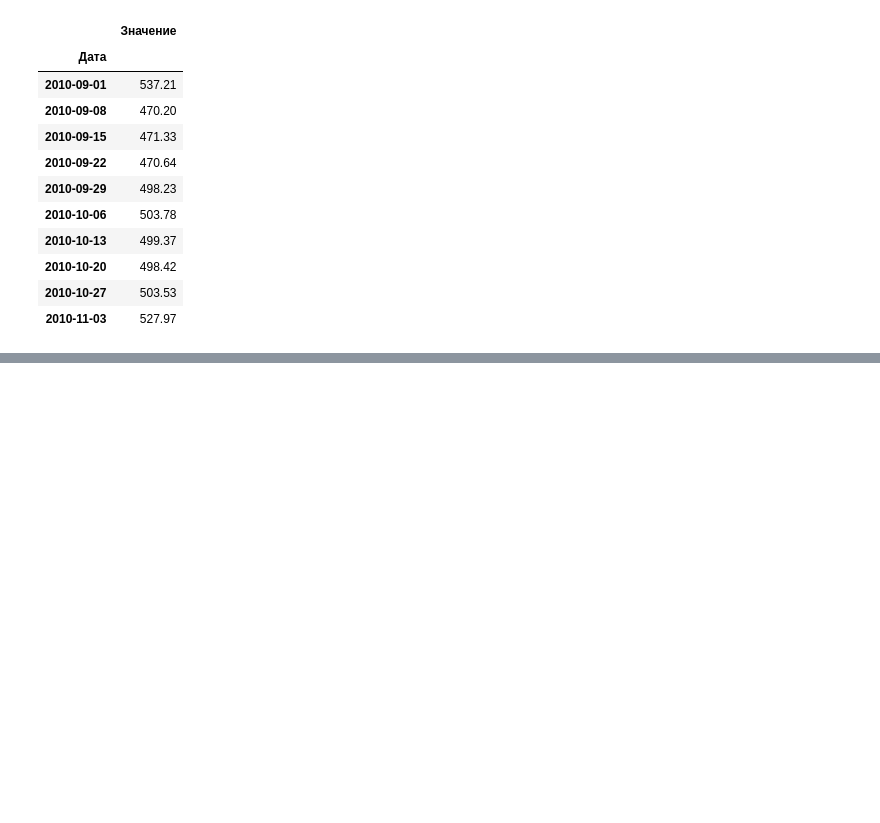
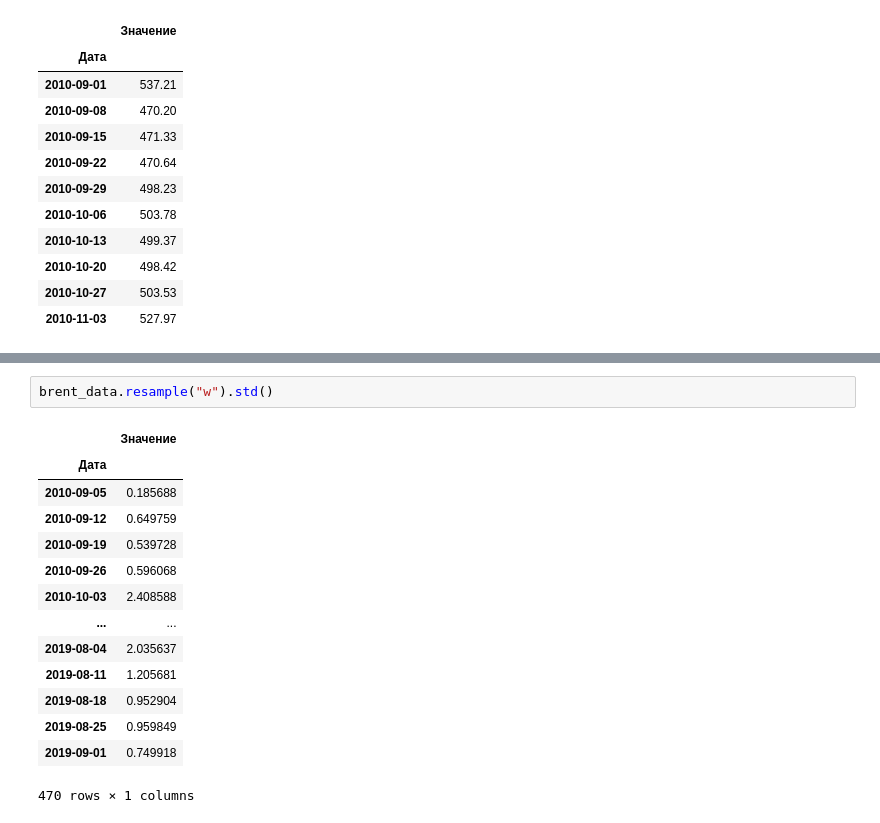
Before and after one commit to tefi007/Homework, a Jupyter notebook: Lesson_time_series/Lesson_1/Lesson_1_time_series.ipynb, the cells around one changed output, grey strips where cells are left out. Saved outputs shown, nothing was run; the diff lists cells and outputs as text; blank space fills up the shorter version.

```diff
--- a/Lesson_time_series/Lesson_1/Lesson_1_time_series.ipynb
+++ b/Lesson_time_series/Lesson_1/Lesson_1_time_series.ipynb
@@ -224,0 +262,17 @@ Text(0.5, 1.0, 'Выборка по месяцам')
+# %%
+brent_data.resample("w").std()
+# %% [output]
+|  | Значение |
+| Дата |  |
+| 2010-09-05 | 0.185688 |
+| 2010-09-12 | 0.649759 |
+| 2010-09-19 | 0.539728 |
+| 2010-09-26 | 0.596068 |
+| 2010-10-03 | 2.408588 |
+| ... | ... |
+| 2019-08-04 | 2.035637 |
+| 2019-08-11 | 1.205681 |
+| 2019-08-18 | 0.952904 |
+| 2019-08-25 | 0.959849 |
+| 2019-09-01 | 0.749918 |
+470 rows × 1 columns
```
Also changed, not shown: parts of 5 cells of this notebook.
